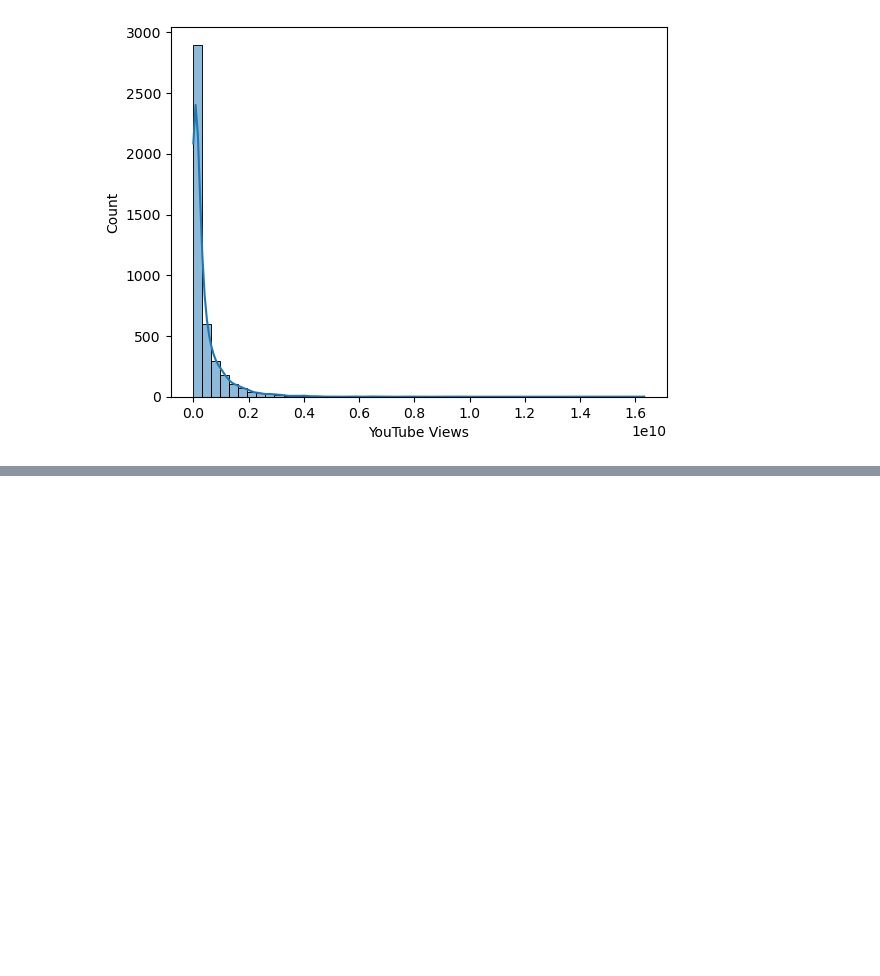
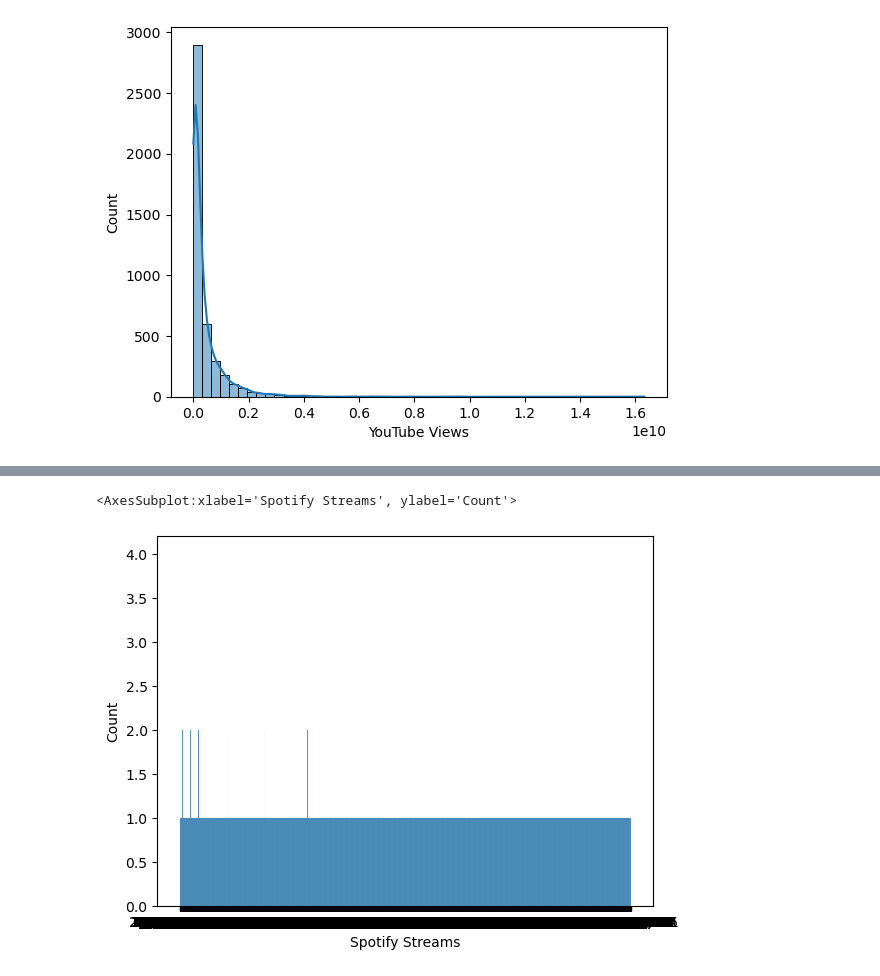
Before and after one commit to ReapersOne/AI, a Jupyter notebook: Semester 1/Spotify/Spotify.ipynb, the cells around one changed output, grey strips where cells are left out. Drawn from its saved outputs; the diff is of its cells as text; code cells hidden in the pictures; blank space fills up the shorter version.

```diff
--- a/Semester 1/Spotify/Spotify.ipynb
+++ b/Semester 1/Spotify/Spotify.ipynb
@@ -180,0 +158,5 @@ ValueError: invalid literal for int() with base 10: '84,274,754'
+# %%
+sns.histplot(df['Spotify Streams'], bins=50, kde=False)
+# %% [output]
+<AxesSubplot:xlabel='Spotify Streams', ylabel='Count'>
+[figure, added]
```
Also changed, not shown: parts of 5 cells of this notebook, 3 other files.
